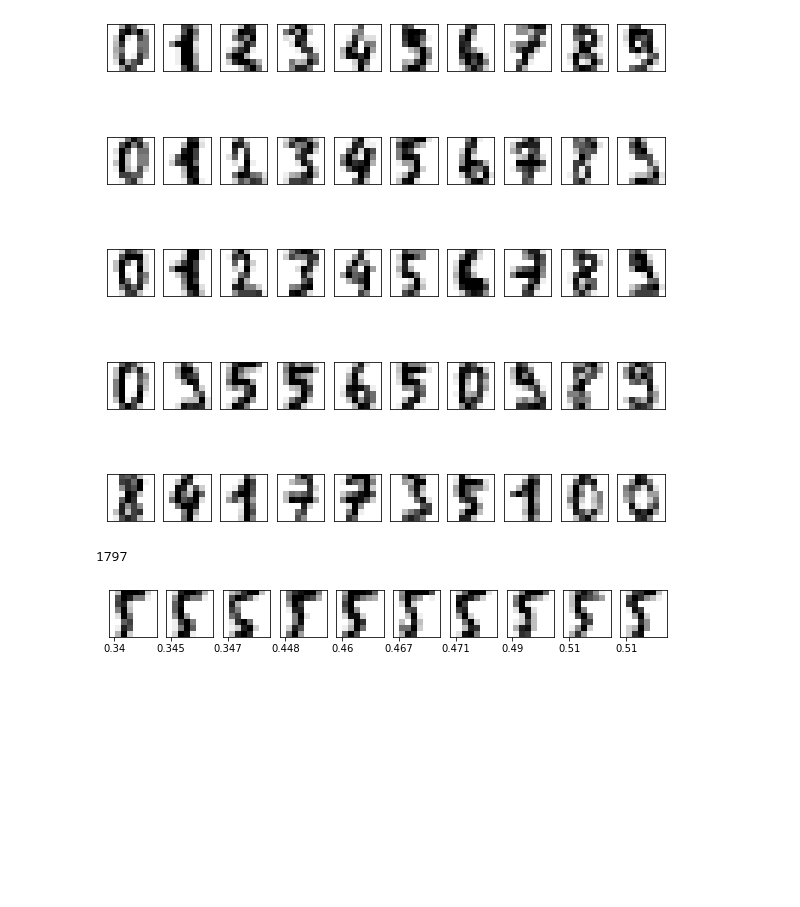
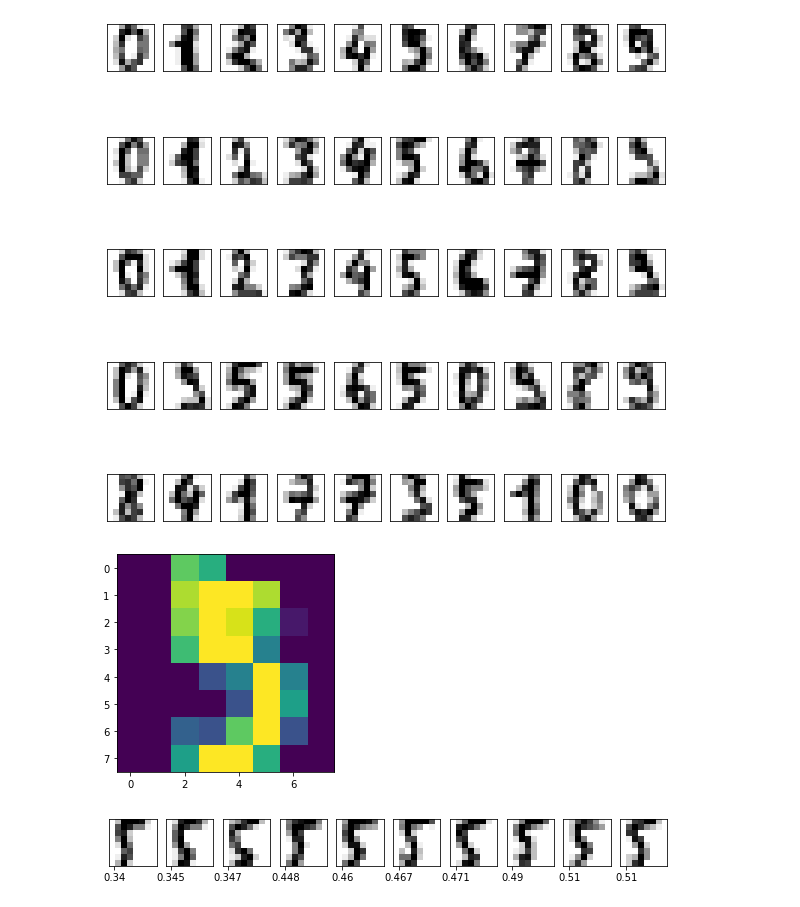
Before and after one commit to kaizendae/Data-Mining-Course, a Jupyter notebook: Search Engine.ipynb, the cells around one changed output. Cells and saved outputs as stored; diff of their text form; code cells hidden in the pictures; blank space fills up the shorter version.

```diff
--- a/Search Engine.ipynb
+++ b/Search Engine.ipynb
@@ -68,7 +68,7 @@ for image in digits.images:
     image_and_desc['image'] = image
 
     #calculting projection vector
-    _,ver_proj= Projection(image)
+    horz_proj,ver_proj= Projection(image)
     image_and_desc['desc'] = ver_proj
 
 
@@ -77,16 +77,15 @@ for image in digits.images:
 # %%
 #Getting one Query Image
 query_image = digits.images[5]
+plt.imshow(query_image)
 _,ver_proj = Projection(query_image)
 
 for image_and_desc in images_descriptors:
     image_and_desc['distance'] = correlation(ver_proj,image_and_desc['desc'])
 
 images_descriptors.sort(key = lambda x:x['distance'])
+# %% [output]
+[figure, added]
-# %%
-len(images_descriptors)
-# %% [output]
-1797
 # %%
 plt.figure(figsize=(10,10))
 for i in range(10):
```
